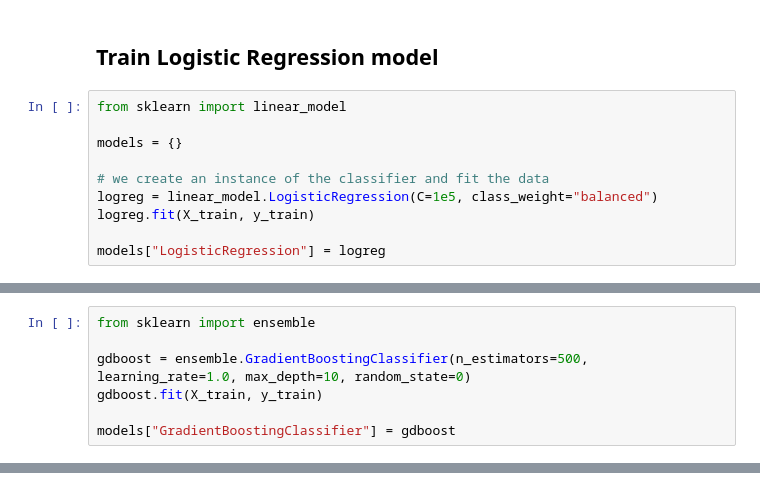
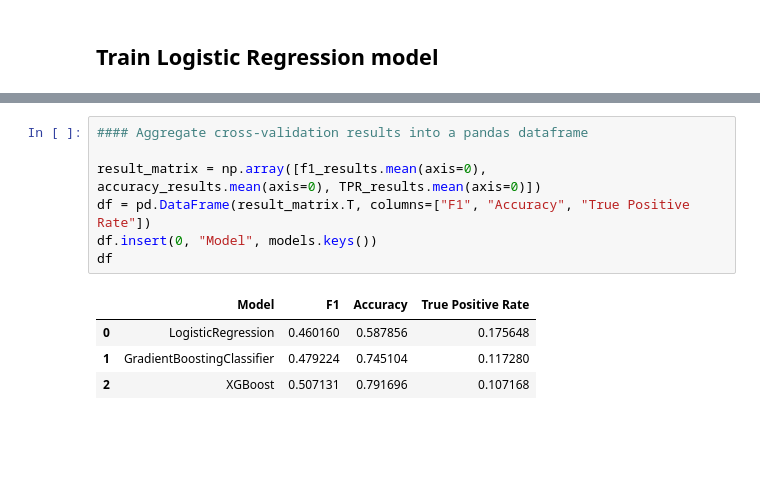
Before and after one commit to CS-433/ml-project-2-odds-oddities, a Jupyter notebook: notebooks/baseline_model.ipynb, the cells around one changed output, grey strips where cells are left out. Cells and saved outputs as stored; diff of their text form; blank space fills up the shorter version.

```diff
--- a/notebooks/baseline_model.ipynb
+++ b/notebooks/baseline_model.ipynb
@@ -181,12 +220,2 @@ X_train, X_test, y_train, y_test = train_test_split(X, Y, test_size=0.2, random_
 # %% [markdown]
 ## Train Logistic Regression model
-# %%
-from sklearn import linear_model
-
-models = {}
-
-# we create an instance of the classifier and fit the data
-logreg = linear_model.LogisticRegression(C=1e5, class_weight="balanced")
-logreg.fit(X_train, y_train)
-
-models["LogisticRegression"] = logreg
@@ -195,7 +221,0 @@ models["LogisticRegression"] = logreg
-# %%
-from sklearn import ensemble
-
-gdboost = ensemble.GradientBoostingClassifier(n_estimators=500, learning_rate=1.0, max_depth=10, random_state=0)
-gdboost.fit(X_train, y_train)
-
-models["GradientBoostingClassifier"] = gdboost
@@ -319,0 +395,12 @@ accuracy score is 0.79
+# %%
+#### Aggregate cross-validation results into a pandas dataframe
+
+result_matrix = np.array([f1_results.mean(axis=0), accuracy_results.mean(axis=0), TPR_results.mean(axis=0)])
+df = pd.DataFrame(result_matrix.T, columns=["F1", "Accuracy", "True Positive Rate"])
+df.insert(0, "Model", models.keys())
+df
+# %% [output]
+|  | Model | F1 | Accuracy | True Positive Rate |
+| 0 | LogisticRegression | 0.460160 | 0.587856 | 0.175648 |
+| 1 | GradientBoostingClassifier | 0.479224 | 0.745104 | 0.117280 |
+| 2 | XGBoost | 0.507131 | 0.791696 | 0.107168 |
```
Also changed, not shown: parts of 16 cells of this notebook.
